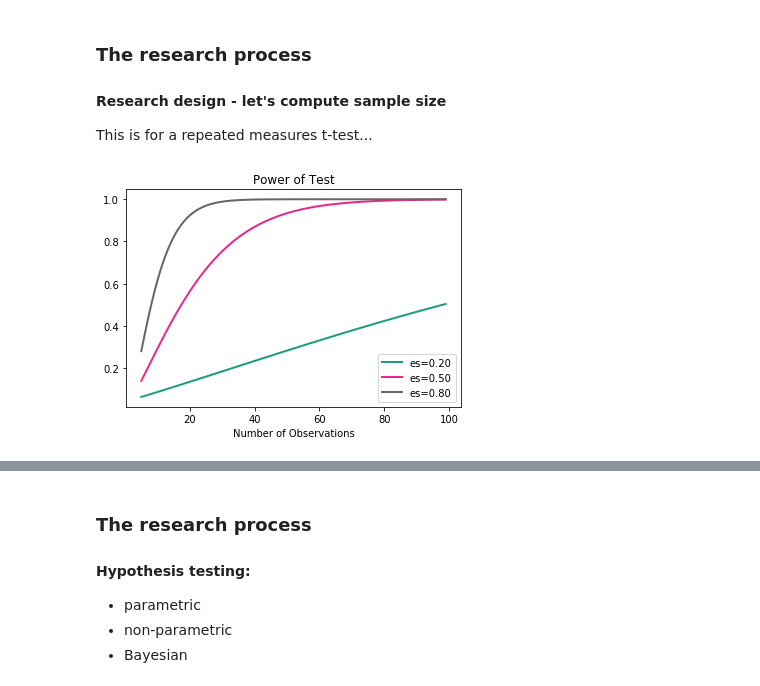
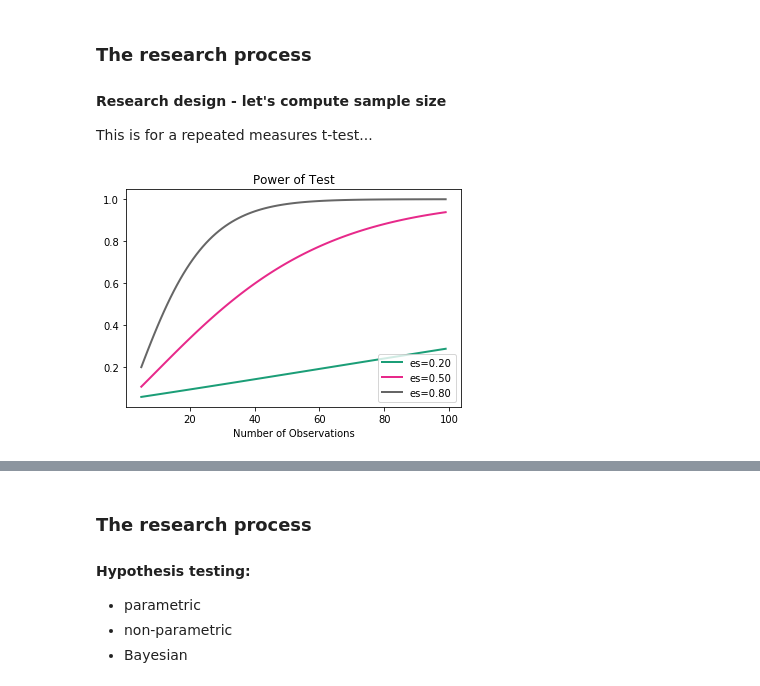
Before and after one commit to BlohmLab/NSCI801-QuantNeuro, a Jupyter notebook: NSCI801_Intro.ipynb, the cells around one changed output, grey strips where cells are left out. Cells and saved outputs as stored; diff of their text form; code cells hidden in the pictures.

```diff
--- a/NSCI801_Intro.ipynb
+++ b/NSCI801_Intro.ipynb
@@ -172,18 +172,18 @@ plt.show()
 This is for a repeated measures t-test...
 # %%
 from numpy import array
-from statsmodels.stats.power import TTestPower
+from statsmodels.stats.power import TTestIndPower
 # from statsmodels.stats.power import TTestIndPower
 
 # parameters for power analysis
 effect_sizes = array([0.2, 0.5, 0.8])
 sample_sizes = array(range(5, 100))
 # calculate power curves from multiple power analyses
-analysis = TTestPower() # or TTestIndPower for independent samples
+analysis = TTestIndPower() # or TTestIndPower for independent samples
 analysis.plot_power(dep_var='nobs', nobs=sample_sizes, effect_size=effect_sizes)
 plt.show()
 # %% [output]
-[figure, old version]
+[figure, new version]
 # %% [markdown]
 ### The research process
 
```
Also changed, not shown: parts of 2 cells of this notebook.
